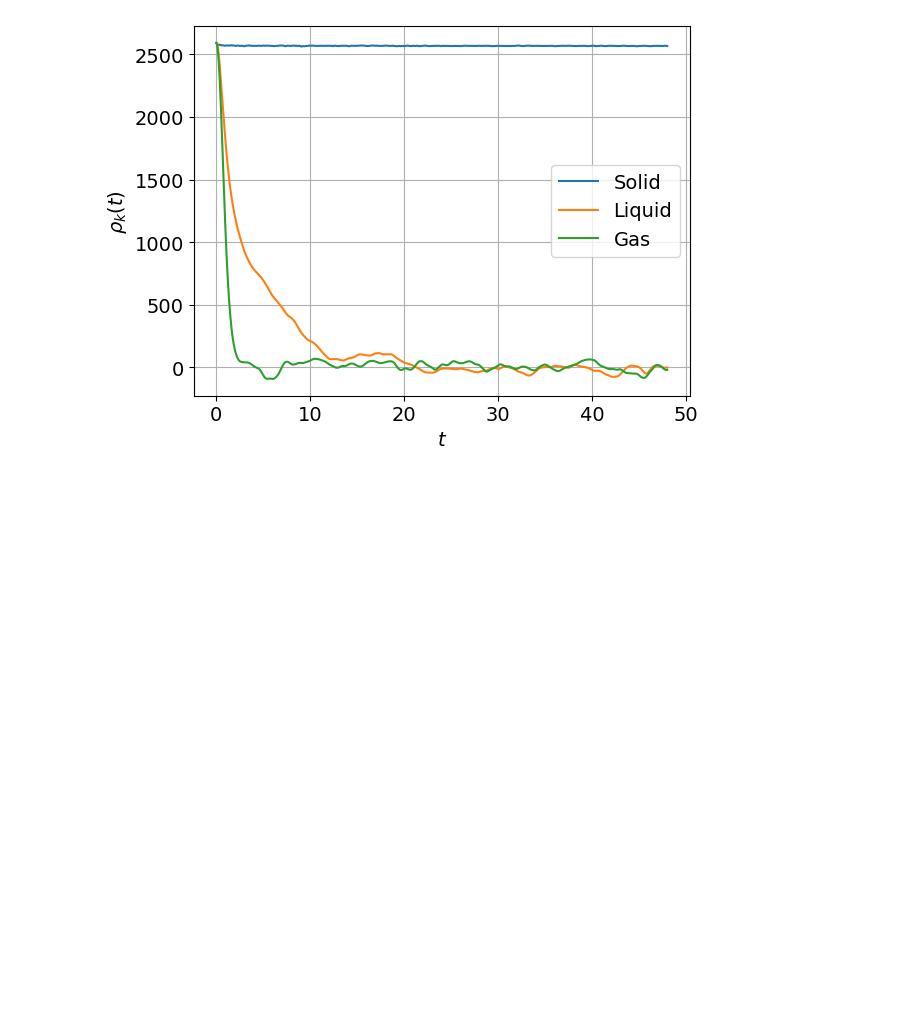
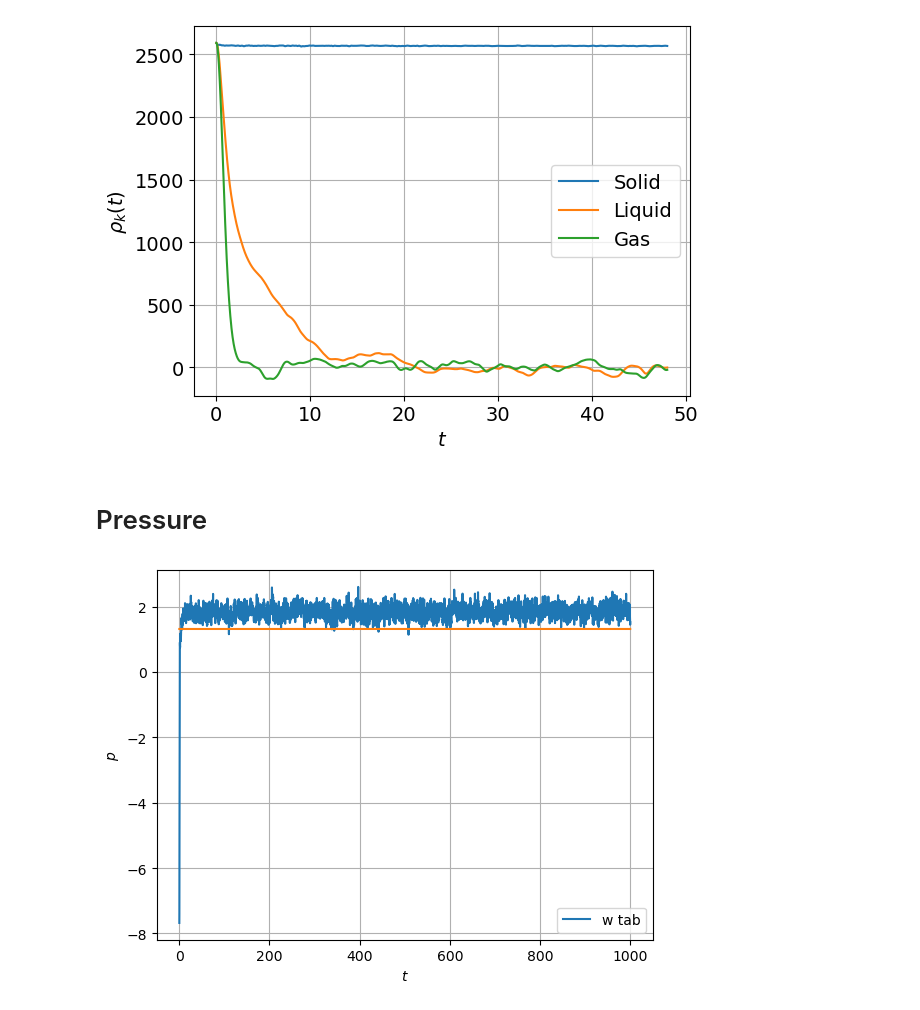
Before and after one commit to larstors/MCP, a Jupyter notebook: proj3/plot.ipynb, the cells around one changed output. Saved outputs shown, nothing was run; the diff lists cells and outputs as text; code cells hidden in the pictures; blank space fills up the shorter version.

```diff
--- a/proj3/plot.ipynb
+++ b/proj3/plot.ipynb
@@ -352,3 +371,20 @@ plt.grid()
 plt.savefig("melting_factor_e.pdf", dpi=200)
 # %% [output]
 [figure]
+# %% [markdown]
+# Pressure
+# %%
+p = np.genfromtxt("pressure.txt", delimiter=" ")
+p1 = np.genfromtxt("pressure_tab.txt", delimiter=" ")
+
+#plt.plot(p[:, 0], p[:, 1], label="wo tab")
+plt.plot(p1[:, 0], p1[:, 1], label="w tab")
+plt.plot(p1[:, 0], np.ones_like(p1[:, 0])*1.32)
+plt.legend()
+#plt.axis([0, 21, 0, 2.5])
+plt.xlabel(r"$t$")
+plt.ylabel(r"$p$")
+plt.grid()
+plt.savefig("pressure_idk.pdf", dpi=200)
+# %% [output]
+[figure, added]
```
Also changed, not shown: parts of 2 cells of this notebook, 3 other files.
